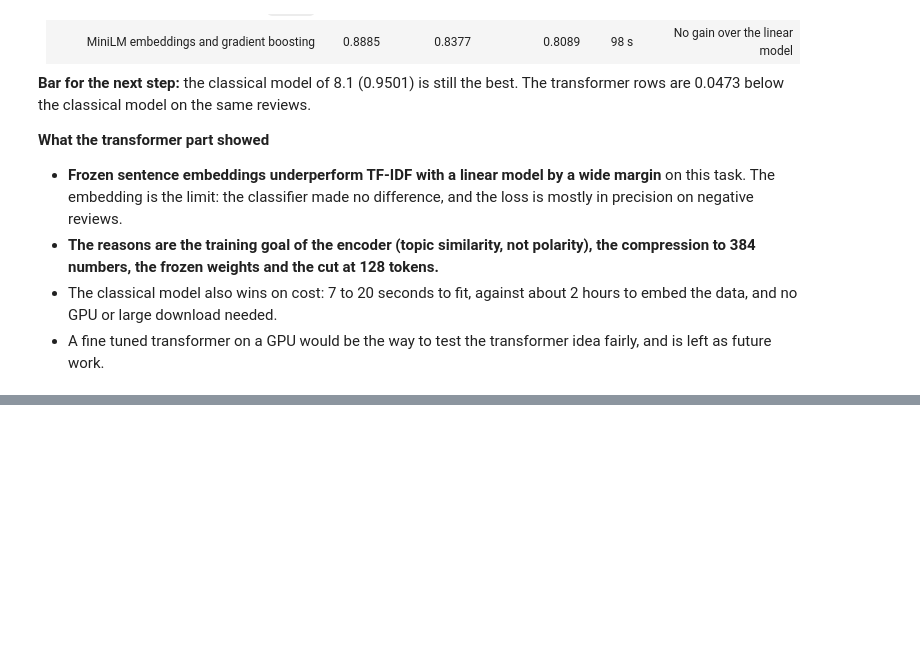
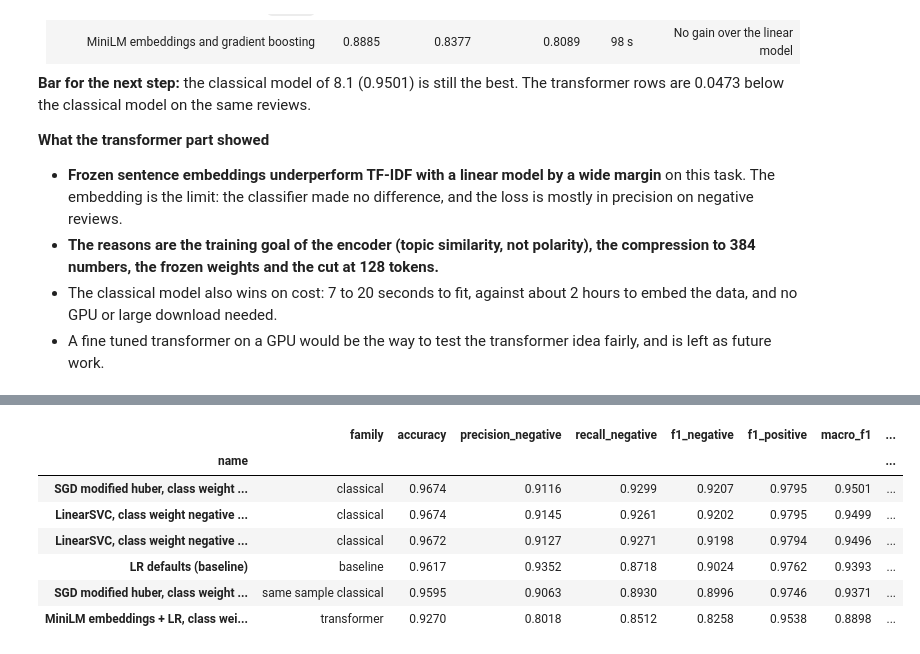
Before and after one commit to Virtuozs/MLOps2-pertemuan1-sentiment-classification, a Jupyter notebook: notebook.ipynb, the cells around one changed output, grey strips where cells are left out. Drawn from its saved outputs; the diff is of its cells as text; code cells hidden in the pictures; blank space fills up the shorter version.

```diff
--- a/notebook.ipynb
+++ b/notebook.ipynb
@@ -2713,0 +2764,22 @@ beats the classical model on the same sample by more than the tie threshold: Fal
+# %%
+best_row = all_rows.loc[all_rows['macro_f1'].idxmax()]
+ties = all_rows[all_rows['macro_f1'] >= best_row['macro_f1'] - TIE]
+best_by_family = all_rows.loc[all_rows.groupby('family')['macro_f1'].idxmax()]
+
+finalists = pd.concat([best_by_family, ties]).drop_duplicates('name').sort_values('macro_f1', ascending=False).set_index('name')
+finalists['vs_baseline'] = finalists['macro_f1'] - BASELINE_F1
+finalists['vs_best'] = finalists['macro_f1'] - best_row['macro_f1']
+cols = ['family', 'accuracy', 'precision_negative', 'recall_negative', 'f1_negative', 'f1_positive', 'macro_f1',
+        'vs_baseline', 'vs_best', 'seconds', 'memory_gb']
+finalists[cols].style.format({c: '{:.4f}' for c in ['accuracy', 'precision_negative', 'recall_negative',
+                                                   'f1_negative', 'f1_positive', 'macro_f1']}
+                             | {'vs_baseline': '{:+.4f}', 'vs_best': '{:+.4f}', 'memory_gb': '{:.1f}'})
+# %% [output]
+|  | family | accuracy | precision_negative | recall_negative | f1_negative | f1_positive | macro_f1 | ... |
+| name |  |  |  |  |  |  |  | ... |
+| SGD modified huber, class weight ... | classical | 0.9674 | 0.9116 | 0.9299 | 0.9207 | 0.9795 | 0.9501 | ... |
+| LinearSVC, class weight negative ... | classical | 0.9674 | 0.9145 | 0.9261 | 0.9202 | 0.9795 | 0.9499 | ... |
+| LinearSVC, class weight negative ... | classical | 0.9672 | 0.9127 | 0.9271 | 0.9198 | 0.9794 | 0.9496 | ... |
+| LR defaults (baseline) | baseline | 0.9617 | 0.9352 | 0.8718 | 0.9024 | 0.9762 | 0.9393 | ... |
+| SGD modified huber, class weight ... | same sample classical | 0.9595 | 0.9063 | 0.8930 | 0.8996 | 0.9746 | 0.9371 | ... |
+| MiniLM embeddings + LR, class wei... | transformer | 0.9270 | 0.8018 | 0.8512 | 0.8258 | 0.9538 | 0.8898 | ... |
```
Also changed, not shown: parts of 15 cells of this notebook, 3 other files.
